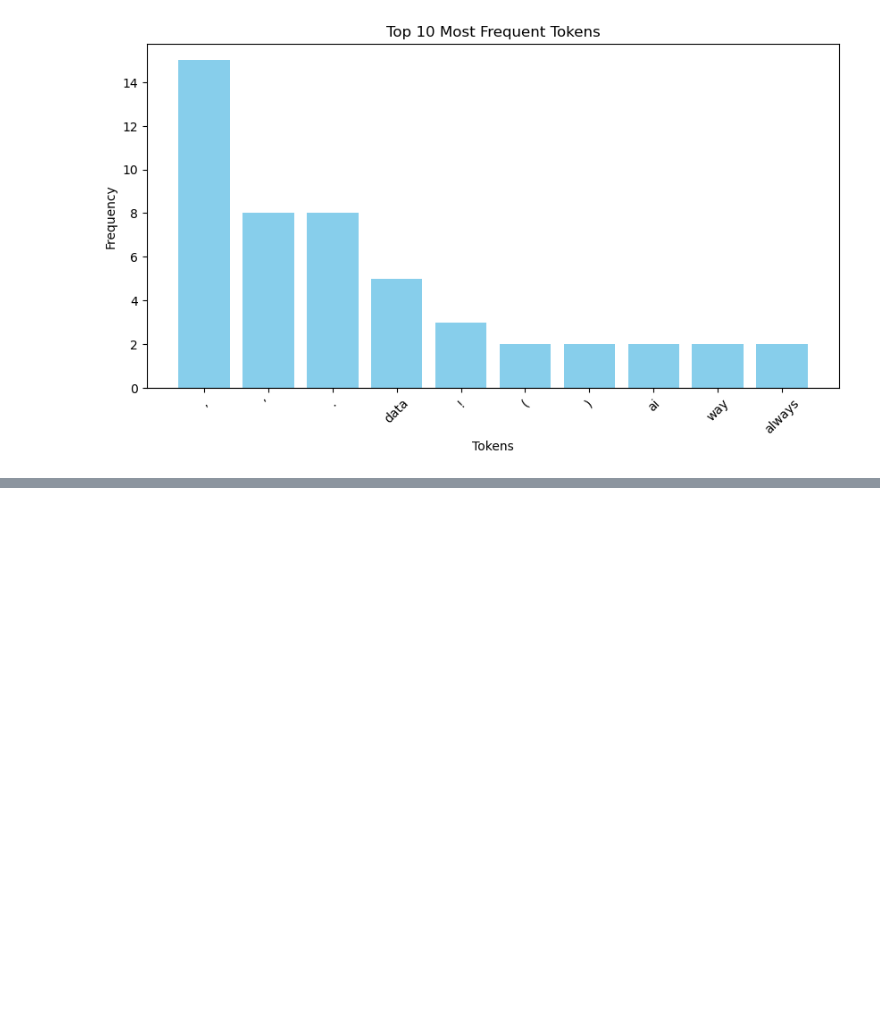
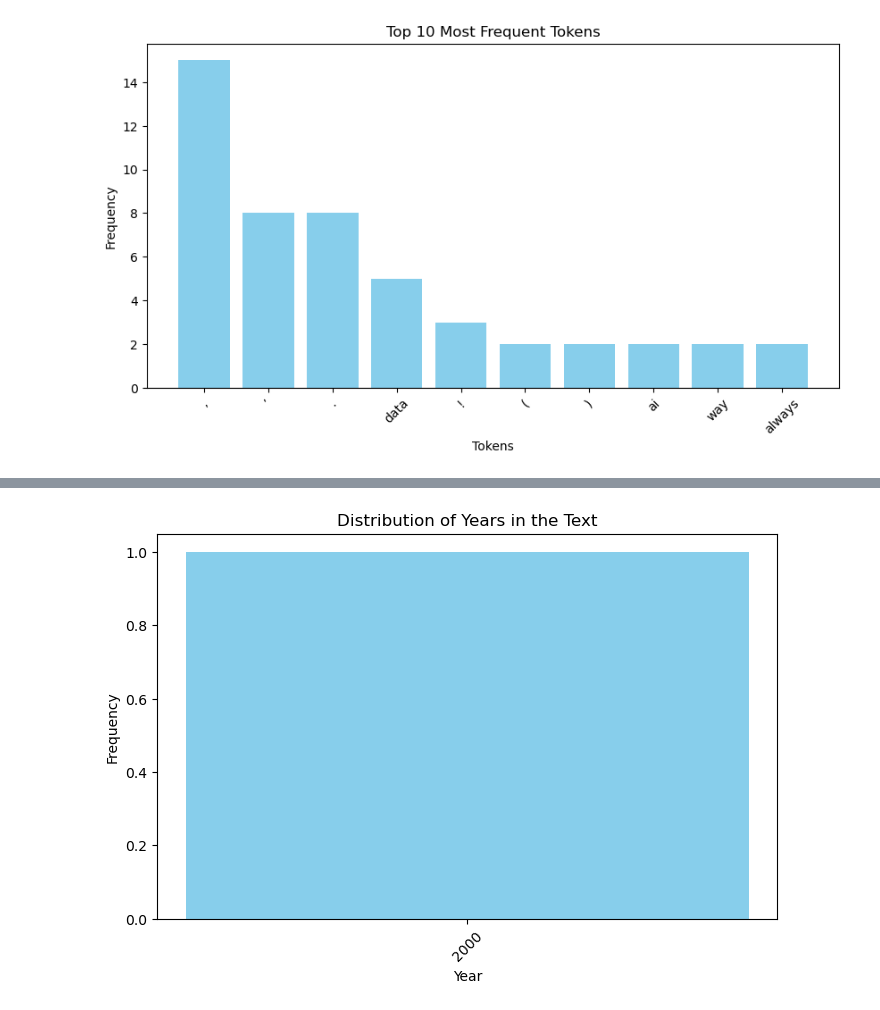
Before and after one commit to alex-kh465/NLP_Labs, a Jupyter notebook: Lab2/Alex_507_lab2.ipynb, the cells around one changed output, grey strips where cells are left out. Saved outputs shown, nothing was run; the diff lists cells and outputs as text; code cells hidden in the pictures; blank space fills up the shorter version.

```diff
--- a/Lab2/Alex_507_lab2.ipynb
+++ b/Lab2/Alex_507_lab2.ipynb
@@ -190,0 +259,22 @@ plt.show()
+# %%
+#Plot a distribution of the different values of year occurring in the text.
+
+# Regex pattern to find years (assuming years from 1900 to 2099)
+year_pattern = r'\b(19[0-9]{2}|20[0-9]{2})\b'
+
+# Extract years from the text
+years = re.findall(year_pattern, text)
+
+# Count frequency of each year
+year_counts = Counter(years)
+
+# Plotting the distribution
+plt.figure(figsize=(8, 5))
+plt.bar(year_counts.keys(), year_counts.values(), color='skyblue')
+plt.xlabel('Year')
+plt.ylabel('Frequency')
+plt.title('Distribution of Years in the Text')
+plt.xticks(rotation=45)
+plt.show()
+# %% [output]
+[figure, added]
```
Also changed, not shown: parts of 5 cells of this notebook.
